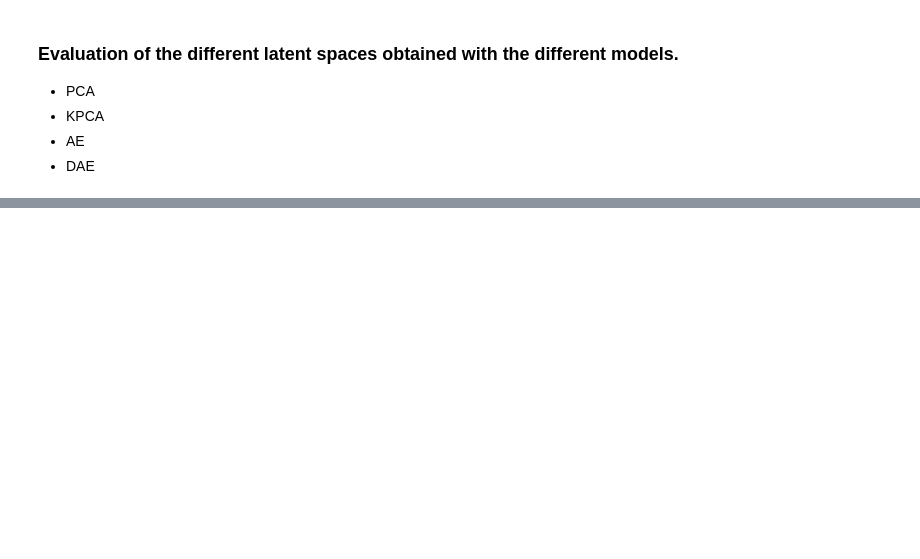
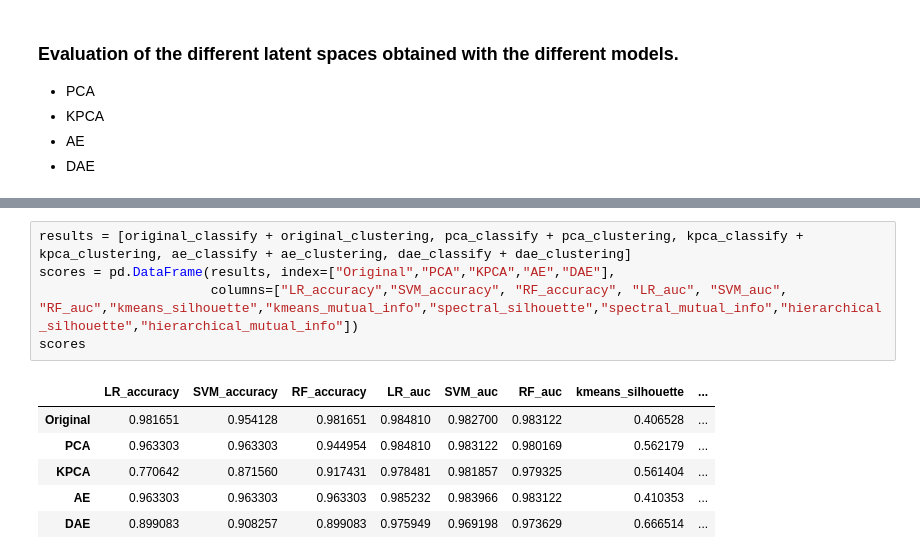
Before and after one commit to TomasSuarezL/oss-stage-2019, a Jupyter notebook: Singleomic Dataset/Singleomic_Model_Compare.ipynb, the cells around one changed output, grey strips where cells are left out. Drawn from its saved outputs; the diff is of its cells as text; blank space fills up the shorter version.

```diff
--- a/Singleomic Dataset/Singleomic_Model_Compare.ipynb
+++ b/Singleomic Dataset/Singleomic_Model_Compare.ipynb
@@ -244,0 +288,12 @@ DAE 9 clusters silhoutte score: 0.6702507138252258
+# %%
+results = [original_classify + original_clustering, pca_classify + pca_clustering, kpca_classify + kpca_clustering, ae_classify + ae_clustering, dae_classify + dae_clustering]
+scores = pd.DataFrame(results, index=["Original","PCA","KPCA","AE","DAE"],
+                      columns=["LR_accuracy","SVM_accuracy", "RF_accuracy", "LR_auc", "SVM_auc", "RF_auc","kmeans_silhouette","kmeans_mutual_info","spectral_silhouette","spectral_mutual_info","hierarchical_silhouette","hierarchical_mutual_info"])
+scores
+# %% [output]
+|  | LR_accuracy | SVM_accuracy | RF_accuracy | LR_auc | SVM_auc | RF_auc | kmeans_silhouette | ... |
+| Original | 0.981651 | 0.954128 | 0.981651 | 0.984810 | 0.982700 | 0.983122 | 0.406528 | ... |
+| PCA | 0.963303 | 0.963303 | 0.944954 | 0.984810 | 0.983122 | 0.980169 | 0.562179 | ... |
+| KPCA | 0.770642 | 0.871560 | 0.917431 | 0.978481 | 0.981857 | 0.979325 | 0.561404 | ... |
+| AE | 0.963303 | 0.963303 | 0.963303 | 0.985232 | 0.983966 | 0.983122 | 0.410353 | ... |
+| DAE | 0.899083 | 0.908257 | 0.899083 | 0.975949 | 0.969198 | 0.973629 | 0.666514 | ... |
```
Also changed, not shown: parts of 6 cells of this notebook, 5 other files.
